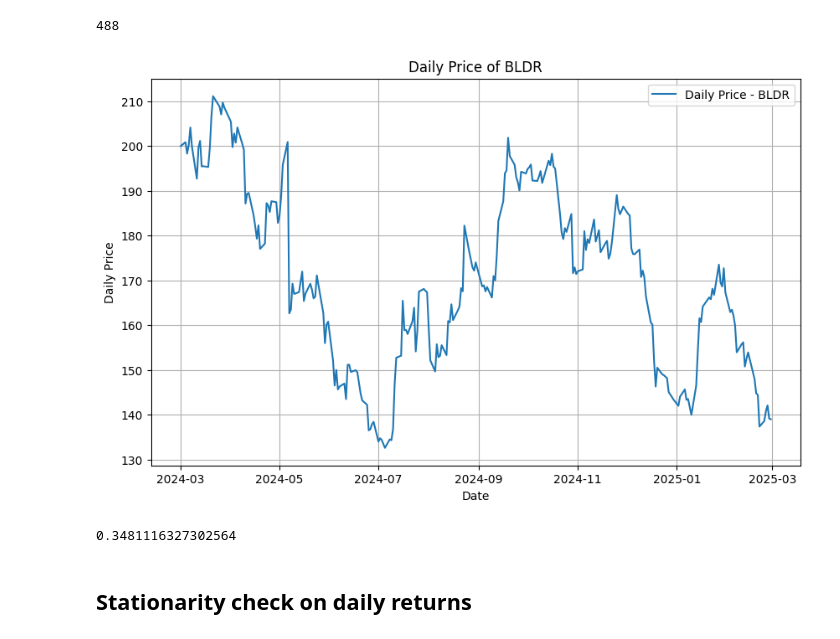
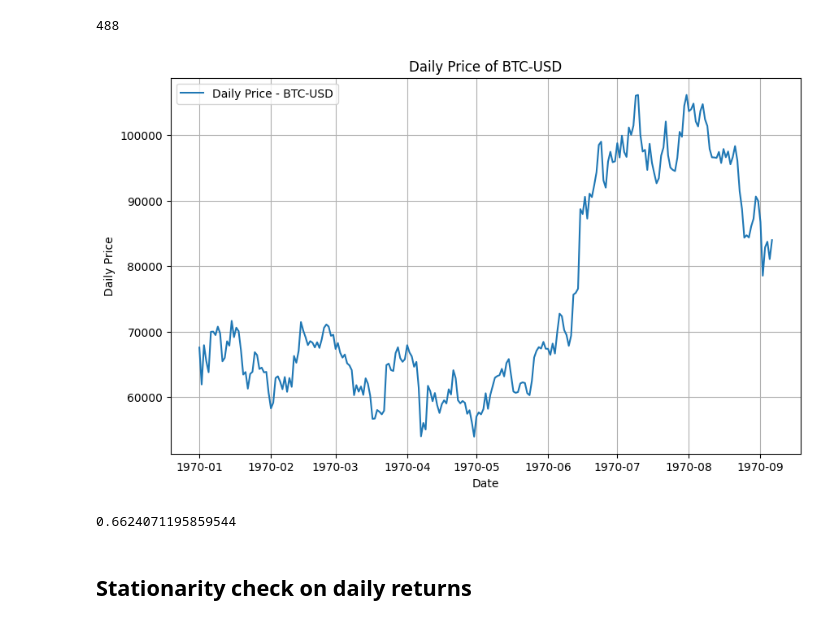
Before and after one commit to shaeanneeu/cryptoto, a Jupyter notebook: notebooks/shae_timeseries.ipynb, the cells around one changed output. Drawn from its saved outputs; the diff is of its cells as text; code cells hidden in the pictures.

```diff
--- a/notebooks/shae_timeseries.ipynb
+++ b/notebooks/shae_timeseries.ipynb
@@ -23,8 +23,6 @@ nci_prices = pd \
 
 # Left join on S&P
 data = pd.merge(sp500_prices, nci_prices, on="date", how="left")
-data = data[data.index >= "2024-03-01"]
-data = data[data.index <= "2025-02-28"]
 
 data.head(3)
 # %% [output]
@@ -96,7 +94,7 @@ def plot_daily_price(data: pd.DataFrame, asset_name: str):
     ax.set_ylabel('Daily Price')
 
     # Format x-axis to show months
-    ax.xaxis.set_major_locator(mdates.MonthLocator(interval=2))  # Show every month
+    ax.xaxis.set_major_locator(mdates.MonthLocator(interval=1))  # Show every month
     ax.xaxis.set_major_formatter(mdates.DateFormatter('%Y-%m'))  # Format as YYYY-MM
 
     ax.legend()
@@ -108,10 +106,10 @@ def plot_daily_price(data: pd.DataFrame, asset_name: str):
 
     print(result_asset[1])
 # %%
-plot_daily_price(data, 'BLDR')
+plot_daily_price(data, 'BTC-USD')
 # %% [output]
-[figure, old version]
+[figure, new version]
-0.3481116327302564
+0.6624071195859544
 # %% [markdown]
 ## Stationarity check on daily returns
 # %%
```
Also changed, not shown: parts of 6 cells of this notebook.
